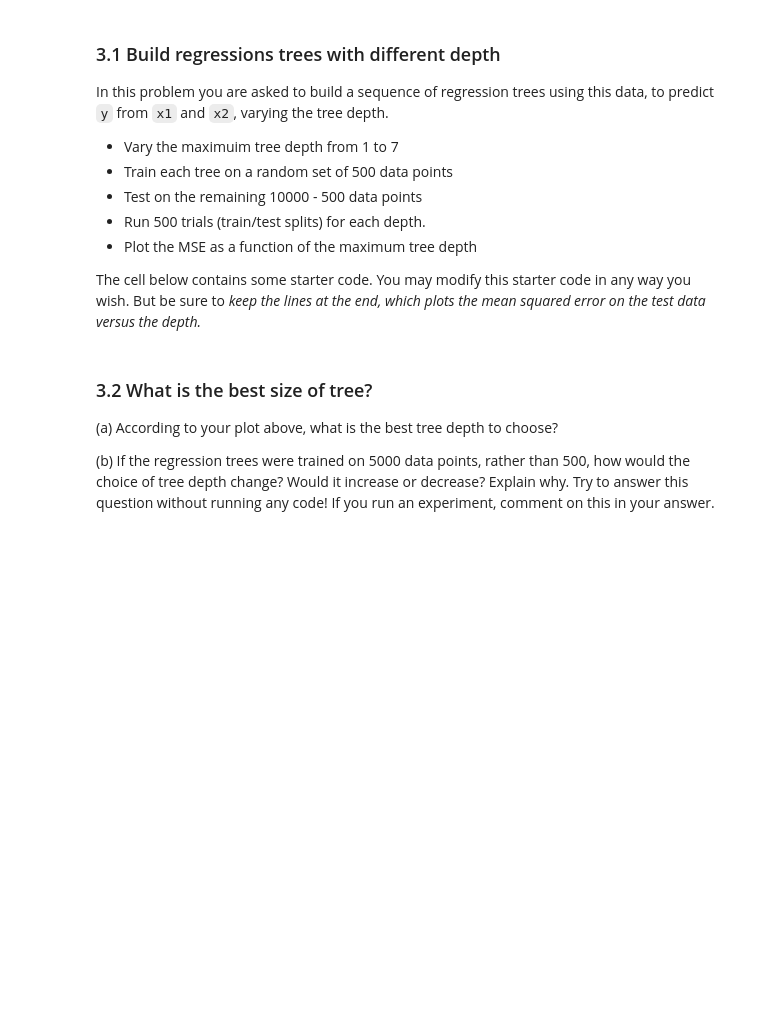
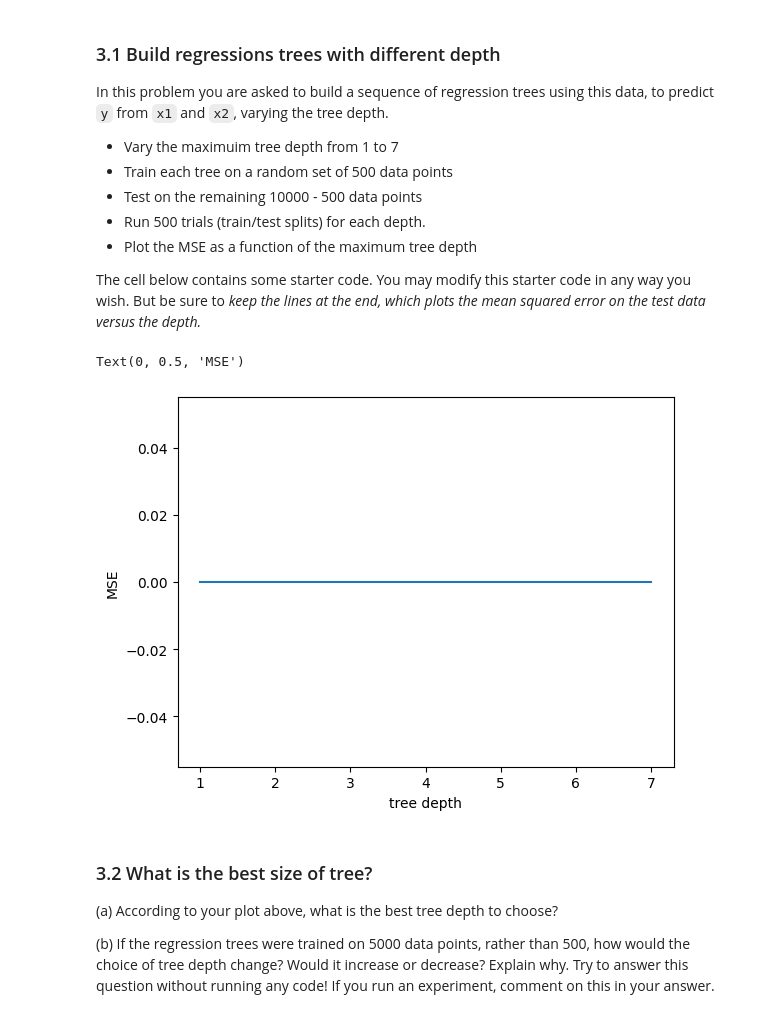
Before and after one commit to yuhanqianns94/Intro-to-ML, a Jupyter notebook: assignments/assn2/assn2.ipynb, the cells around one changed output. Saved outputs shown, nothing was run; the diff lists cells and outputs as text; code cells hidden in the pictures; blank space fills up the shorter version.

```diff
--- a/assignments/assn2/assn2.ipynb
+++ b/assignments/assn2/assn2.ipynb
@@ -668,18 +734,21 @@ The cell below contains some starter code. You may modify this starter code in a
 # %%
 trials = 500
 tree_depth = np.arange(1, 8)
 test_mean_squared_error = np.zeros(len(tree_depth))
 
 from tqdm import tqdm
 for d in tqdm(tree_depth):
     rtree = DecisionTreeRegressor(max_depth=d)
     for trial in np.arange(trials):
-        ...
+
 
 fig = plt.figure()
 plt.plot(tree_depth, test_mean_squared_error)
 plt.xlabel('tree depth')
 plt.ylabel('MSE')
+# %% [output]
+Text(0, 0.5, 'MSE')
+[figure, added]
 # %% [markdown]
 ### 3.2 What is the best size of tree?
 
```
Also changed, not shown: parts of 10 cells of this notebook.
